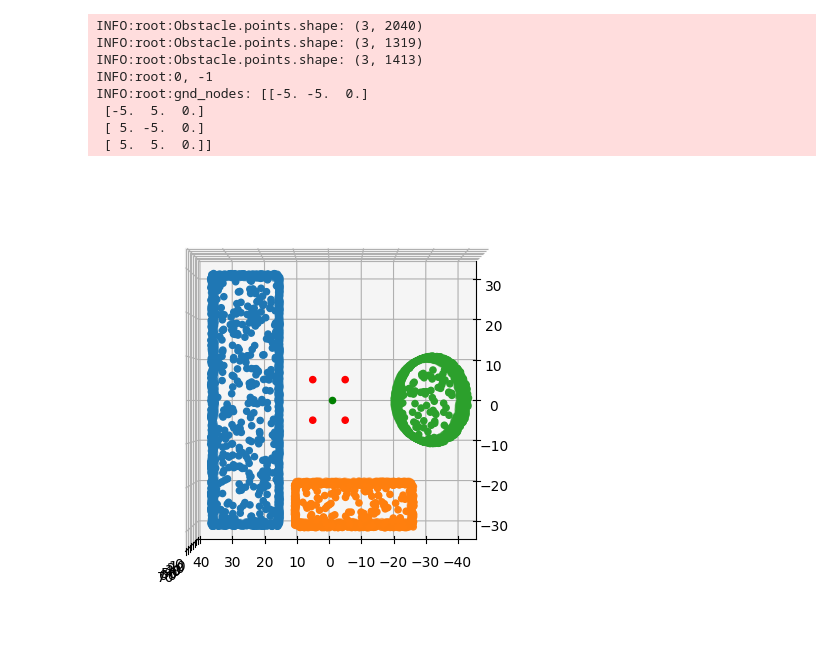
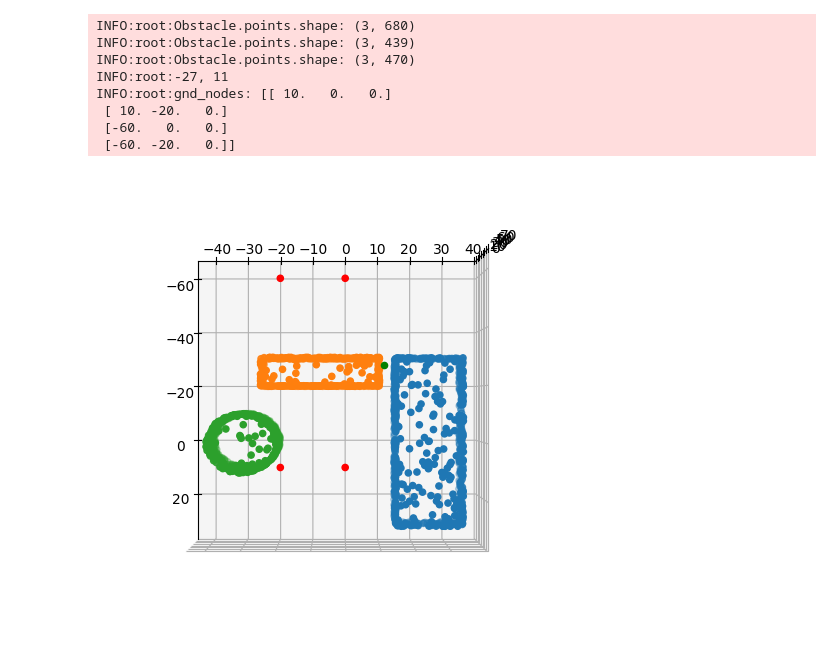
Before and after one commit to YonseiDailyLab/DL-Wireless-AP-Optimise-Using-BlockageAware, a Jupyter notebook: loss_test.ipynb, the cells around one changed output. Cells and saved outputs as stored; diff of their text form; code cells hidden in the pictures.

```diff
--- a/loss_test.ipynb
+++ b/loss_test.ipynb
@@ -18,14 +18,14 @@ device = torch.device("cuda" if torch.cuda.is_available() else "mps" if torch.ba
 # Create Obstacle
 
 obstacle_ls = [
-    CubeObstacle(-30, 15, 35, 60, 20, 0.3),
-    CubeObstacle(-30, -25, 45, 10, 35, 0.3),
-    CylinderObstacle(0, -30, 70, 10, 0.3)
+    CubeObstacle(-30, 15, 35, 60, 20, 0.1),
+    CubeObstacle(-30, -25, 45, 10, 35, 0.1),
+    CylinderObstacle(0, -30, 70, 10, 0.1)
 ]
 # %%
-gnd_nodes = np.array([[-5, -5, 0],
-                      [-5, 5, 0],
-                      [5, -5, 0],
-                      [5                        , 5, 0]], dtype=np.float32)
+gnd_nodes = np.array([[10, -0, 0],
+                      [10, -20, 0],
+                      [-60, -0, 0],
+                      [-60, -20, 0]], dtype=np.float32)
 gnd_nodes
 # %% [output]
@@ -96,26 +96,26 @@ INFO:root:Min Loss: -13.956621170043945, Index: (np.int64(99), np.int64(100))
 # %%
 fig = plt.figure()
 ax = fig.add_subplot(111, projection='3d')
-ax.view_init(elev=90, azim=180)
+ax.view_init(elev=90, azim=0)
 for obstacle in obstacle_ls:
     obstacle.plot(ax)
     logging.info(f"Obstacle.points.shape: {obstacle.points.shape}")
 
 logging.info(f"{min_idx[1]-100}, {min_idx[0]-100}")
 
 gnd_nodes = np.array(gnd_nodes)
 logging.info(f"gnd_nodes: {gnd_nodes}")
 ax.scatter(gnd_nodes[:, 0], gnd_nodes[:, 1], gnd_nodes[:, 2], c='r')
 ax.scatter([min_idx[1]-100], [min_idx[0]-100], [70], c='g')
 fig.tight_layout()
 plt.show()
 # %% [output]
-INFO:root:Obstacle.points.shape: (3, 2040)
-INFO:root:Obstacle.points.shape: (3, 1319)
-INFO:root:Obstacle.points.shape: (3, 1413)
-INFO:root:0, -1
-INFO:root:gnd_nodes: [[-5. -5.  0.]
- [-5.  5.  0.]
- [ 5. -5.  0.]
- [ 5.  5.  0.]]
+INFO:root:Obstacle.points.shape: (3, 680)
+INFO:root:Obstacle.points.shape: (3, 439)
+INFO:root:Obstacle.points.shape: (3, 470)
+INFO:root:-27, 11
+INFO:root:gnd_nodes: [[ 10.   0.   0.]
+ [ 10. -20.   0.]
+ [-60.   0.   0.]
+ [-60. -20.   0.]]
-[figure, old version]
+[figure, new version]
```
Also changed, not shown: parts of 5 cells of this notebook, 1 other file.
